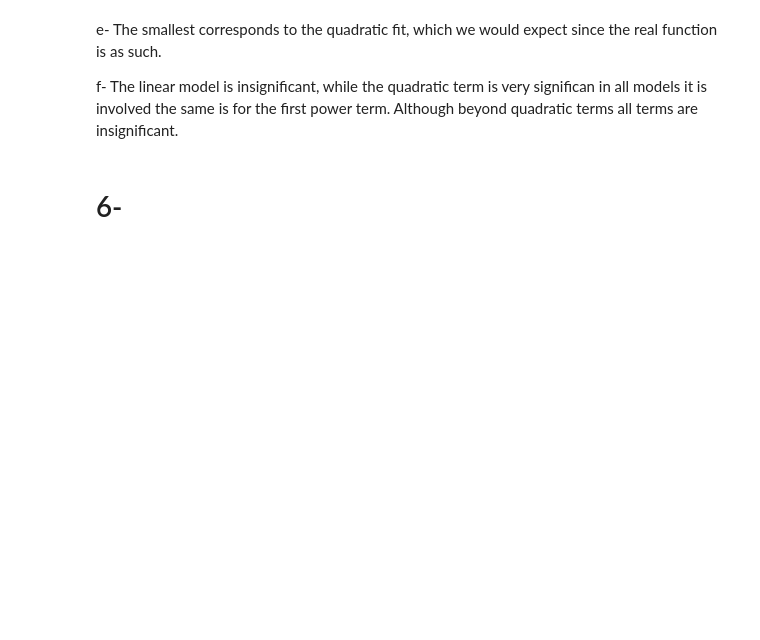
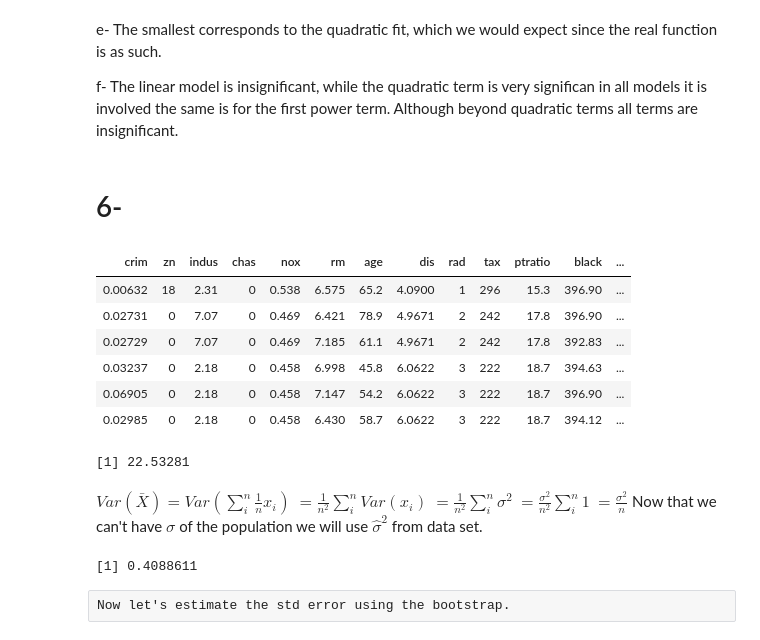
Before and after one commit to YoussefEssDS/ISLR-Labs, a Jupyter notebook: LAB resampling methods ISLR.ipynb, the cells around one changed output. Drawn from its saved outputs; the diff is of its cells as text; code cells hidden in the pictures; blank space fills up the shorter version.

```diff
--- a/LAB resampling methods ISLR.ipynb
+++ b/LAB resampling methods ISLR.ipynb
@@ -290,3 +292,31 @@ e- The smallest corresponds to the quadratic fit, which we would expect since th
 f- The linear model is insignificant, while the quadratic term is very significan in all models it is involved the same is for the first power term. Although beyond quadratic terms all terms are insignificant.
 # %% [markdown]
 # 6-
+# %%
+attach(Boston)
+head(Boston)
+mu=mean(medv)
+mu
+# %% [output]
+| crim | zn | indus | chas | nox | rm | age | dis | rad | tax | ptratio | black | ... |
+| 0.00632 | 18 | 2.31 | 0 | 0.538 | 6.575 | 65.2 | 4.0900 | 1 | 296 | 15.3 | 396.90 | ... |
+| 0.02731 | 0 | 7.07 | 0 | 0.469 | 6.421 | 78.9 | 4.9671 | 2 | 242 | 17.8 | 396.90 | ... |
+| 0.02729 | 0 | 7.07 | 0 | 0.469 | 7.185 | 61.1 | 4.9671 | 2 | 242 | 17.8 | 392.83 | ... |
+| 0.03237 | 0 | 2.18 | 0 | 0.458 | 6.998 | 45.8 | 6.0622 | 3 | 222 | 18.7 | 394.63 | ... |
+| 0.06905 | 0 | 2.18 | 0 | 0.458 | 7.147 | 54.2 | 6.0622 | 3 | 222 | 18.7 | 396.90 | ... |
+| 0.02985 | 0 | 2.18 | 0 | 0.458 | 6.430 | 58.7 | 6.0622 | 3 | 222 | 18.7 | 394.12 | ... |
+[1] 22.53281
+# %% [markdown]
+$Var(\bar{X})=Var(\sum_i^n{\frac{1}{n} x_i})$
+$=\frac{1}{n^2}\sum_i^n{Var(x_i)}$
+$=\frac{1}{n^2}\sum_i^n{\sigma^2}$
+$=\frac{\sigma^2}{n^2}\sum_i^n{1}$
+$=\frac{\sigma^2}{n}$
+Now that we can't have $\sigma$ of the population we will use $\hat{\sigma}^2$ from data set.
+# %%
+stdErr=sd(medv)/sqrt(nrow(Boston))
+stdErr
+# %% [output]
+[1] 0.4088611
+# %% [raw]
+Now let's estimate the std error using the bootstrap.
```
Also changed, not shown: parts of 12 cells of this notebook.
